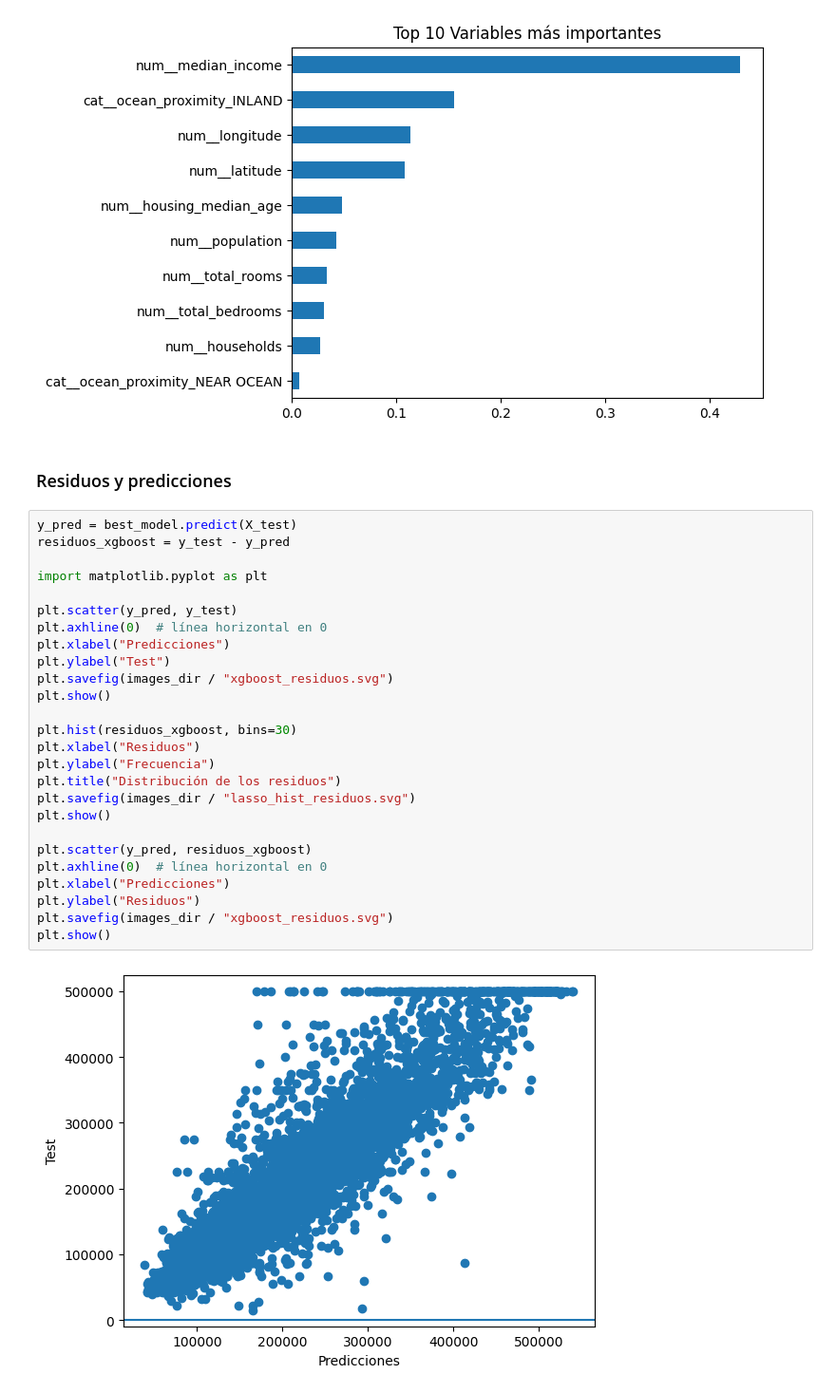
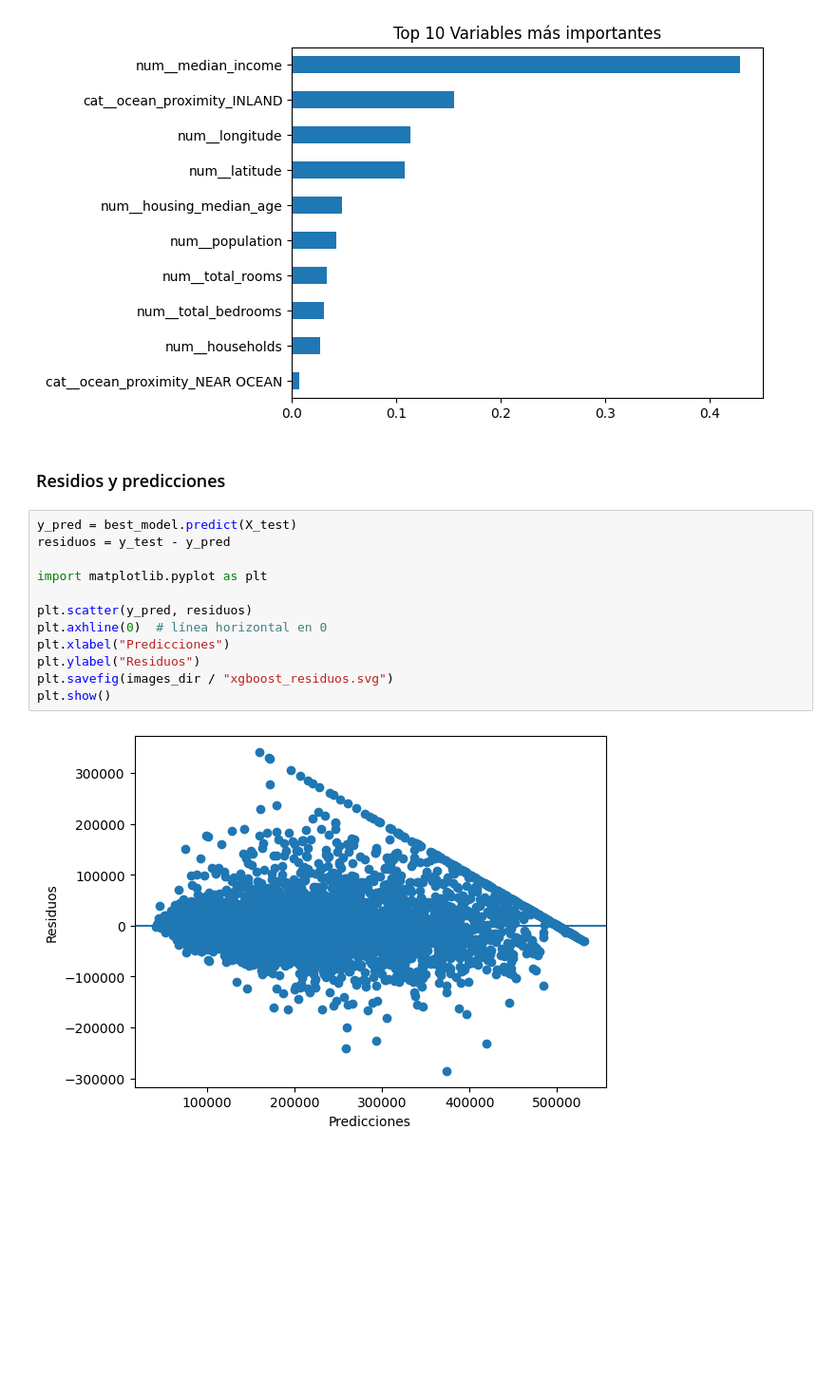
Before and after one commit to Danelnov/ml-project_analitica_datos, a Jupyter notebook: notebooks/02_modeling_regresion.ipynb, the cells around one changed output. Shown at 95% size. Drawn from its saved outputs; the diff is of its cells as text; blank space fills up the shorter version.

```diff
--- a/notebooks/02_modeling_regresion.ipynb
+++ b/notebooks/02_modeling_regresion.ipynb
@@ -678,32 +651,18 @@ plt.show()
 # %% [output]
 [figure]
 # %% [markdown]
-### Residuos y predicciones
+### Residios y predicciones
 # %%
 y_pred = best_model.predict(X_test)
-residuos_xgboost = y_test - y_pred
+residuos = y_test - y_pred
 
 import matplotlib.pyplot as plt
 
-plt.scatter(y_pred, y_test)
-plt.axhline(0)  # línea horizontal en 0
-plt.xlabel("Predicciones")
-plt.ylabel("Test")
-plt.savefig(images_dir / "xgboost_residuos.svg")
-plt.show()
-
-plt.hist(residuos_xgboost, bins=30)
-plt.xlabel("Residuos")
-plt.ylabel("Frecuencia")
-plt.title("Distribución de los residuos")
-plt.savefig(images_dir / "lasso_hist_residuos.svg")
-plt.show()
-
-plt.scatter(y_pred, residuos_xgboost)
+plt.scatter(y_pred, residuos)
 plt.axhline(0)  # línea horizontal en 0
 plt.xlabel("Predicciones")
 plt.ylabel("Residuos")
 plt.savefig(images_dir / "xgboost_residuos.svg")
 plt.show()
 # %% [output]
-[figure, old version]
+[figure, new version]
```
Also changed, not shown: parts of 12 cells of this notebook.
